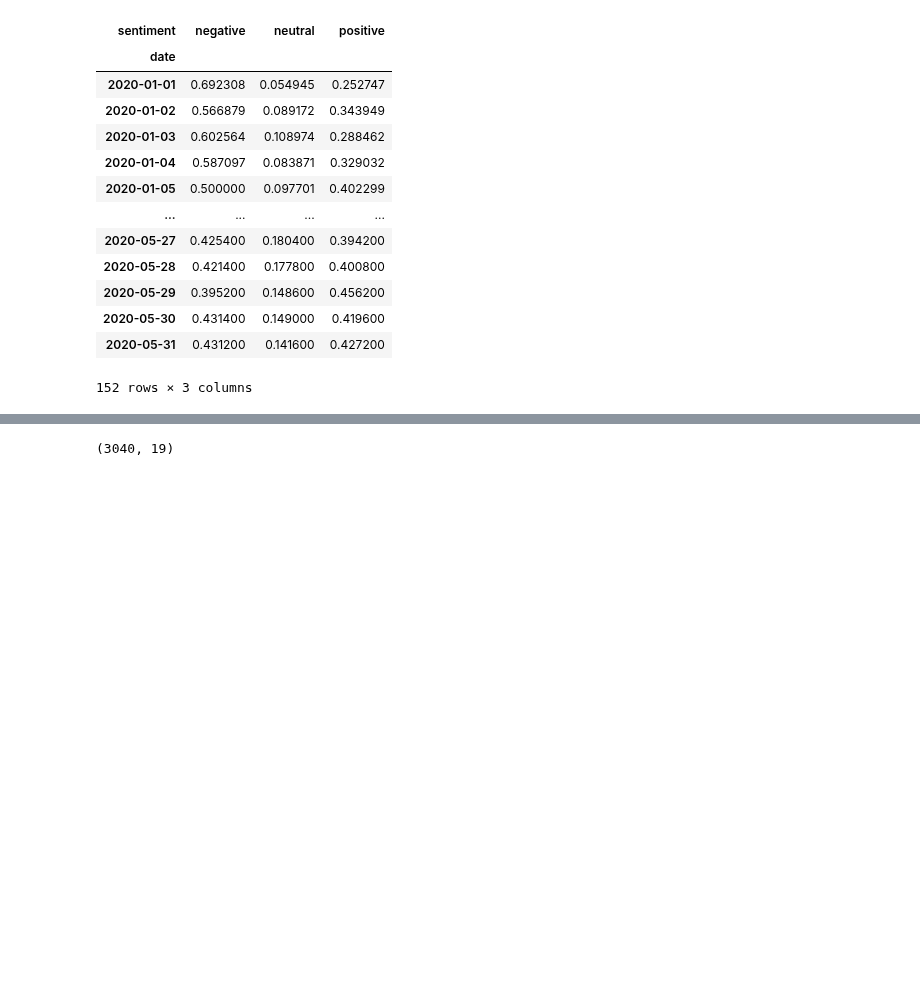
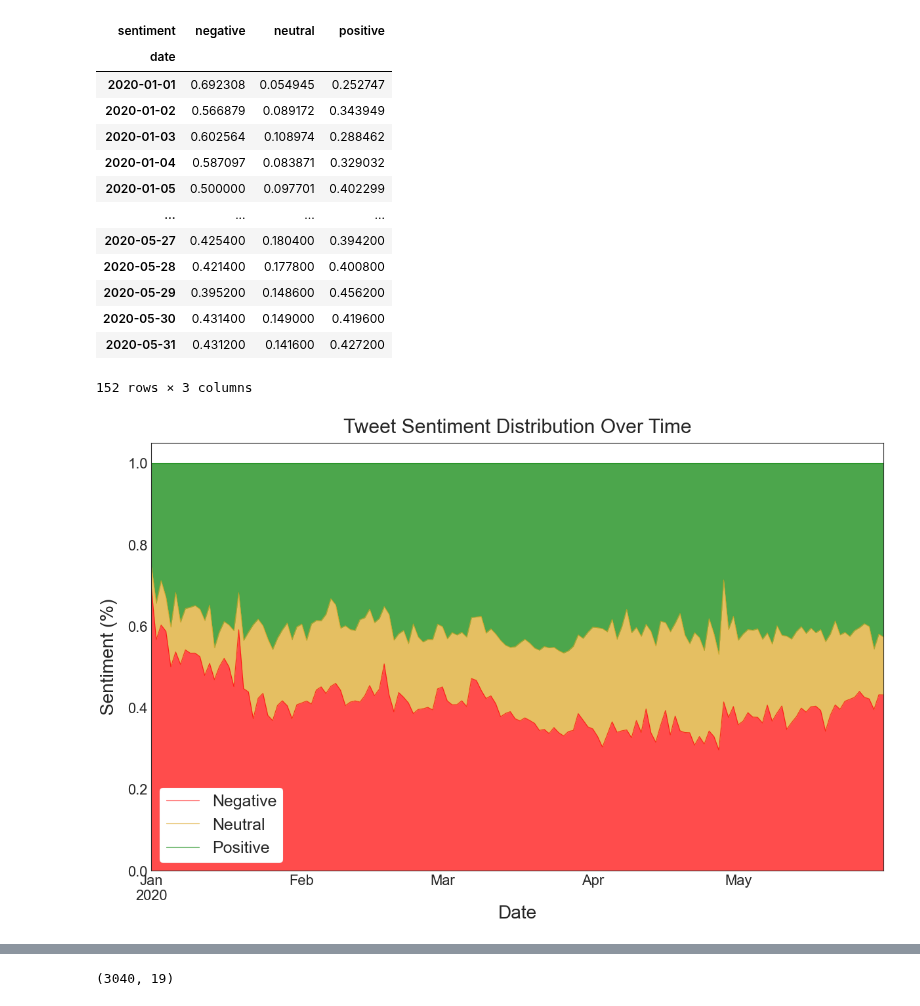
Before and after one commit to p-szymo/twitter-sentiment-analysis, a Jupyter notebook: eda_visualizations_notebook.ipynb, the cells around one changed output, grey strips where cells are left out. Drawn from its saved outputs; the diff is of its cells as text; code cells hidden in the pictures; blank space fills up the shorter version.

```diff
--- a/eda_visualizations_notebook.ipynb
+++ b/eda_visualizations_notebook.ipynb
@@ -47,6 +48,25 @@ df.groupby('date')['sentiment'].value_counts(normalize=True).unstack()
 | 2020-05-30 | 0.431400 | 0.149000 | 0.419600 |
 | 2020-05-31 | 0.431200 | 0.141600 | 0.427200 |
 152 rows × 3 columns
+# %%
+# Proportion of sentiments by day
+sent_by_day = df.groupby('date')['sentiment'].value_counts(normalize=True).unstack()
+
+# Plot a stacked line graph
+p1 = sent_by_day.plot.area(stacked = True, figsize=(20,12),
+                           color = ['red', 'goldenrod', 'green'], alpha = .70, fontsize=14)
+
+p1.set_title('Tweet Sentiment Distribution Over Time', fontsize=30, pad=15)
+p1.set_xlabel('Date', fontsize=28)
+p1.set_ylabel('Sentiment (%)', fontsize=28, labelpad=15)
+p1.legend(['Negative', 'Neutral', 'Positive'], facecolor='white', framealpha=1, fontsize=25)
+plt.setp(p1.get_xticklabels(), fontsize=22)
+plt.setp(p1.get_yticklabels(), fontsize=22);
+
+plt.savefig('Images/sentiment_stacked_line.png', d)
+# plt.show()
+# %% [output]
+[figure, added]
 # %%
 # Proportion of sentiments by day
 sent_by_day = df.groupby('date')['sentiment'].value_counts(normalize=True).unstack()
```
Also changed, not shown: parts of 2 cells of this notebook, 2 other files.
